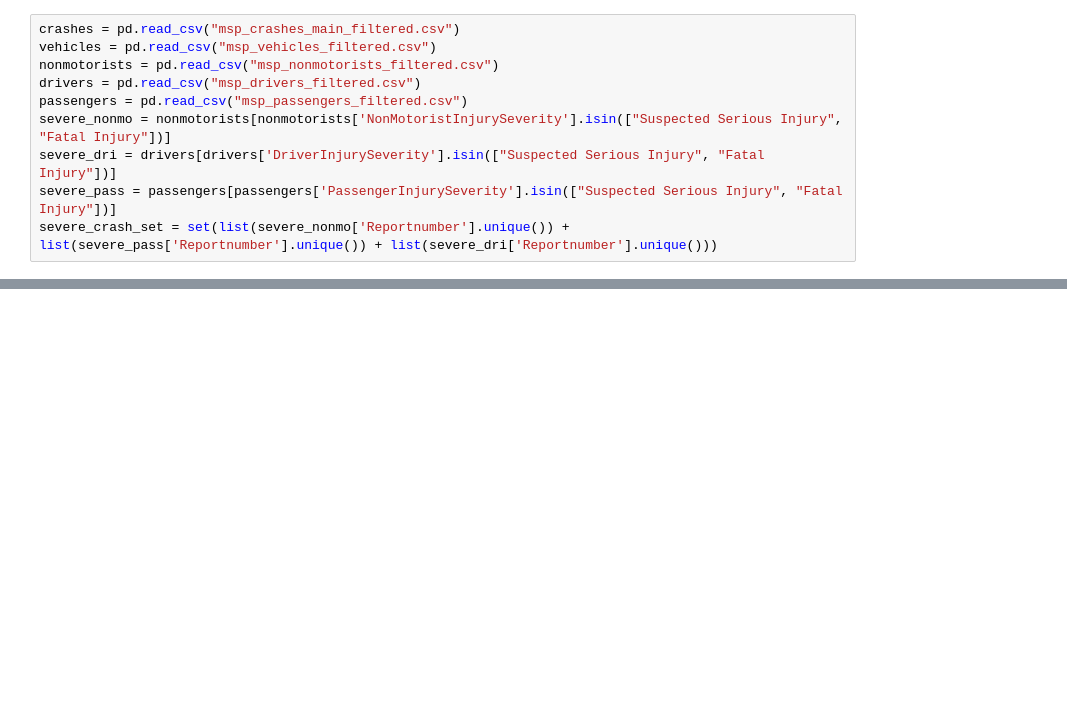
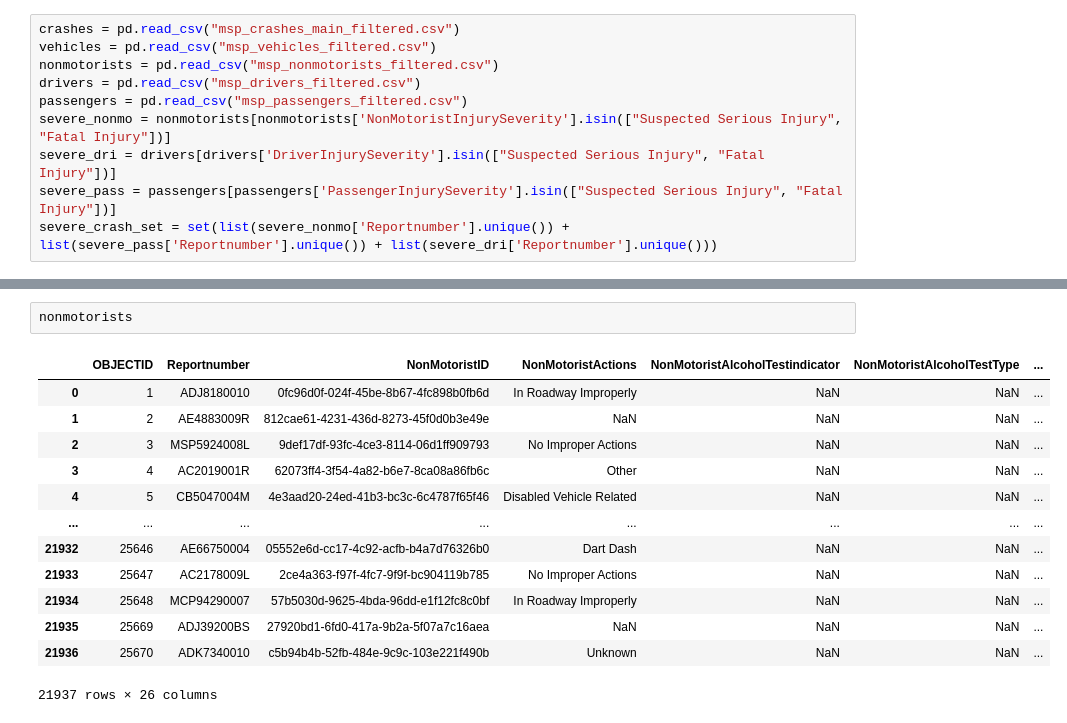
Before and after one commit to bencarneiro/ntsb, a Jupyter notebook: maryland/maryland.ipynb, the cells around one changed output, grey strips where cells are left out. Cells and saved outputs as stored; diff of their text form; blank space fills up the shorter version.

```diff
--- a/maryland/maryland.ipynb
+++ b/maryland/maryland.ipynb
@@ -178,0 +227,16 @@ drivers
+# %%
+nonmotorists
+# %% [output]
+|  | OBJECTID | Reportnumber | NonMotoristID | NonMotoristActions | NonMotoristAlcoholTestindicator | NonMotoristAlcoholTestType | ... |
+| 0 | 1 | ADJ8180010 | 0fc96d0f-024f-45be-8b67-4fc898b0fb6d | In Roadway Improperly | NaN | NaN | ... |
+| 1 | 2 | AE4883009R | 812cae61-4231-436d-8273-45f0d0b3e49e | NaN | NaN | NaN | ... |
+| 2 | 3 | MSP5924008L | 9def17df-93fc-4ce3-8114-06d1ff909793 | No Improper Actions | NaN | NaN | ... |
+| 3 | 4 | AC2019001R | 62073ff4-3f54-4a82-b6e7-8ca08a86fb6c | Other | NaN | NaN | ... |
+| 4 | 5 | CB5047004M | 4e3aad20-24ed-41b3-bc3c-6c4787f65f46 | Disabled Vehicle Related | NaN | NaN | ... |
+| ... | ... | ... | ... | ... | ... | ... | ... |
+| 21932 | 25646 | AE66750004 | 05552e6d-cc17-4c92-acfb-b4a7d76326b0 | Dart Dash | NaN | NaN | ... |
+| 21933 | 25647 | AC2178009L | 2ce4a363-f97f-4fc7-9f9f-bc904119b785 | No Improper Actions | NaN | NaN | ... |
+| 21934 | 25648 | MCP94290007 | 57b5030d-9625-4bda-96dd-e1f12fc8c0bf | In Roadway Improperly | NaN | NaN | ... |
+| 21935 | 25669 | ADJ39200BS | 27920bd1-6fd0-417a-9b2a-5f07a7c16aea | NaN | NaN | NaN | ... |
+| 21936 | 25670 | ADK7340010 | c5b94b4b-52fb-484e-9c9c-103e221f490b | Unknown | NaN | NaN | ... |
+21937 rows × 26 columns
```
Also changed, not shown: parts of 13 cells of this notebook, 5 other files.
